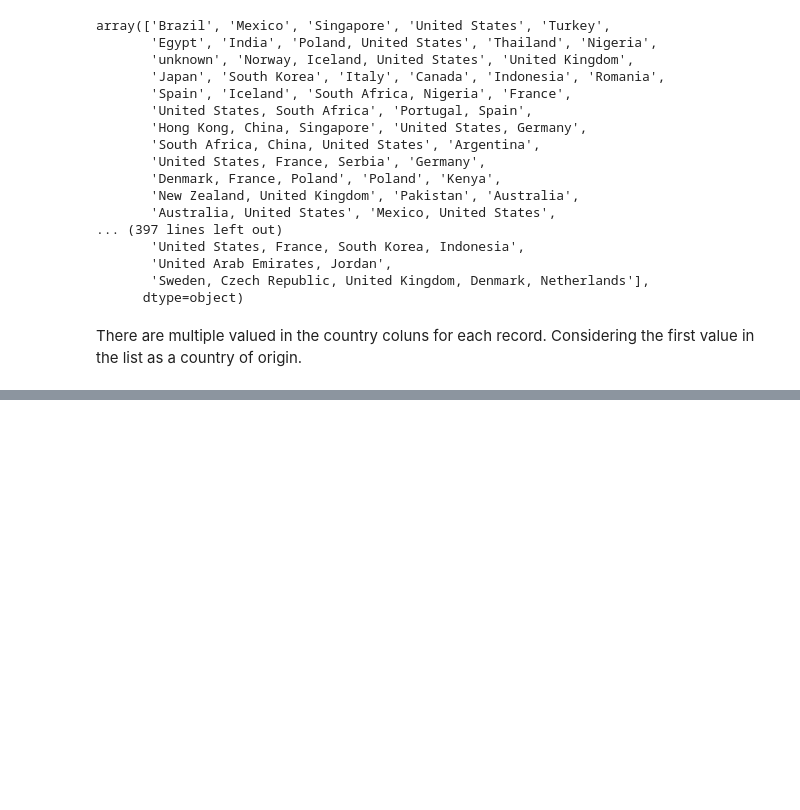
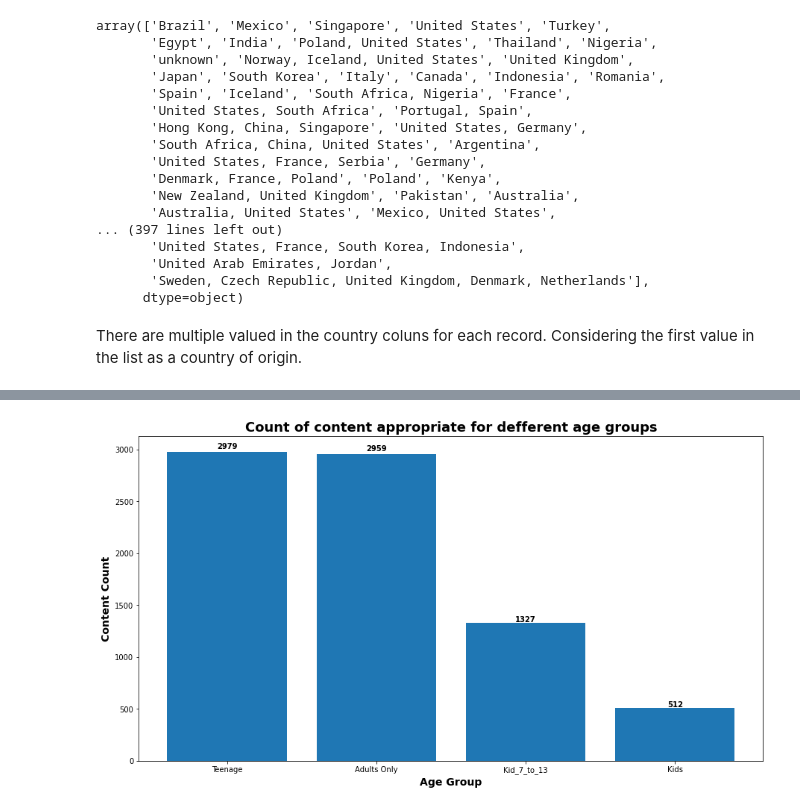
Before and after one commit to shetehm/NETFLIX-MOVIES-AND-TV-SHOWS-CLUSTERING, a Jupyter notebook: Individual_Colab_NETFLIX_MOVIES_AND_TV_SHOWS_CLUSTERING.ipynb, the cells around one changed output, grey strips where cells are left out. Cells and saved outputs as stored; diff of their text form; code cells hidden in the pictures; blank space fills up the shorter version.

```diff
--- a/Individual_Colab_NETFLIX_MOVIES_AND_TV_SHOWS_CLUSTERING.ipynb
+++ b/Individual_Colab_NETFLIX_MOVIES_AND_TV_SHOWS_CLUSTERING.ipynb
@@ -337,0 +410,17 @@ for p in graph:
+# %%
+#Function to populate values for 'appropriate_For' feature
+def APPROPRIATE_FOR_WHOM (rating):
+  appropriate_For = ''
+  if (rating== 'TV-MA' or rating== 'NR' or rating=='NC-17' or rating=='UR'):
+    appropriate_For= 'Adults Only'
+  elif (rating== 'R' or rating== 'PG-13' or rating== 'TV-14'):
+    appropriate_For= 'Teenage'
+  elif (rating=='TV-Y7' or rating=='TV-Y7-FV' or rating== 'PG' or rating== 'TV-PG'):
+    appropriate_For= 'Kid_7_to_13'
+  else:
+    appropriate_For= 'Kids'
+
+  return appropriate_For
+# %%
+#Creating new column 'appropriate_For'
+netflix_df['appropriate_For'] = netflix_df.apply(lambda x: APPROPRIATE_FOR_WHOM(x['rating']), axis=1)
@@ -337,0 +436,28 @@ for p in graph:
+# %%
+#Count of content appropriate for defferent age groups
+data= netflix_df.groupby('appropriate_For')['show_id'].count().sort_values(ascending=False).reset_index()
+
+plt.figure(figsize=(15,8))
+graph = plt.bar(data['appropriate_For'], data['show_id'])
+
+plt.title('Count of content appropriate for defferent age groups', weight='bold', fontsize= 18)
+plt.xlabel('Age Group', weight='bold', fontsize= 14)
+plt.ylabel('Content Count', weight='bold', fontsize= 14)
+plt.xticks(data['appropriate_For'])
+labels= []
+for item in data['show_id']:
+  labels.append(item)
+
+i = 0
+for p in graph:
+    width = p.get_width()
+    height = p.get_height()
+    x, y = p.get_xy()
+    plt.text(x+width/2,
+             y+height*1.01,
+             str(labels[i]),
+             ha='center',
+             weight='bold', fontsize=10)
+    i+=1
+# %% [output]
+[figure, added]
```
Also changed, not shown: parts of 19 cells of this notebook.
